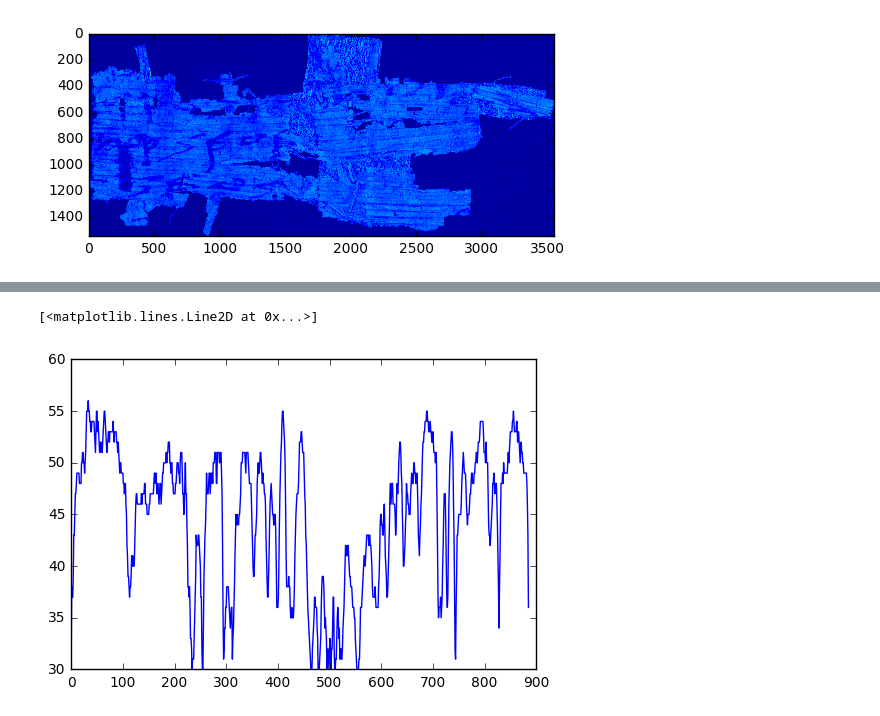
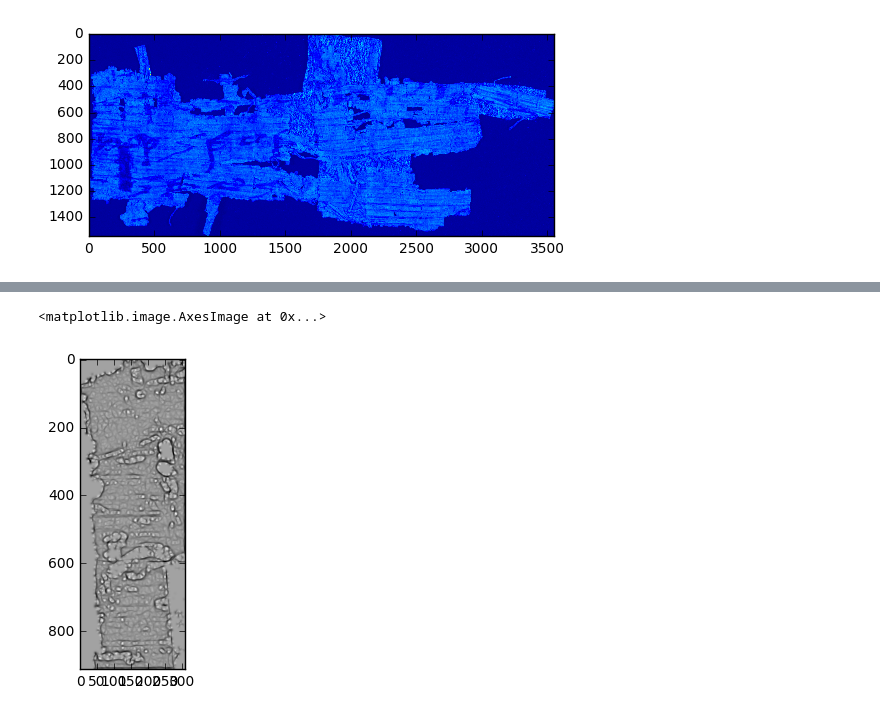
Before and after one commit to roy651/thesis, a Jupyter notebook: index.ipynb, the cells around one changed output, grey strips where cells are left out. Cells and saved outputs as stored; diff of their text form; code cells hidden in the pictures.

```diff
--- a/index.ipynb
+++ b/index.ipynb
@@ -113,9 +146,15 @@ plt.plot(left_med)
-# %%
-# All non zero values are potetial ridges
-ridges = np.nonzero(left_med > 0)
-
-# plot only the filtered ridges
-plt.plot(left_med[ridges])
-# %% [output]
-[<matplotlib.lines.Line2D at 0x...>]
-[figure, removed]
+# %%
+# This is a first attempt to run ridge filter using the major eigenvalue of the Hessian matrix
+from skimage.feature import hessian_matrix, hessian_matrix_eigvals
+
+# the ridge filter is the major eigenvalue of the Hessian matrix
+hxx, hxy, hyy = hessian_matrix(left_edge_rotated, sigma=3)
+i1, i2 = hessian_matrix_eigvals(hxx, hxy, hyy)
+#i2 is the major eigenvalue...
+
+#Visualise the result
+import matplotlib.pyplot as plt
+plt.imshow(i2, cmap='gray')
+# %% [output]
+<matplotlib.image.AxesImage at 0x...>
+[figure, added]
```
Also changed, not shown: parts of 9 cells of this notebook.
